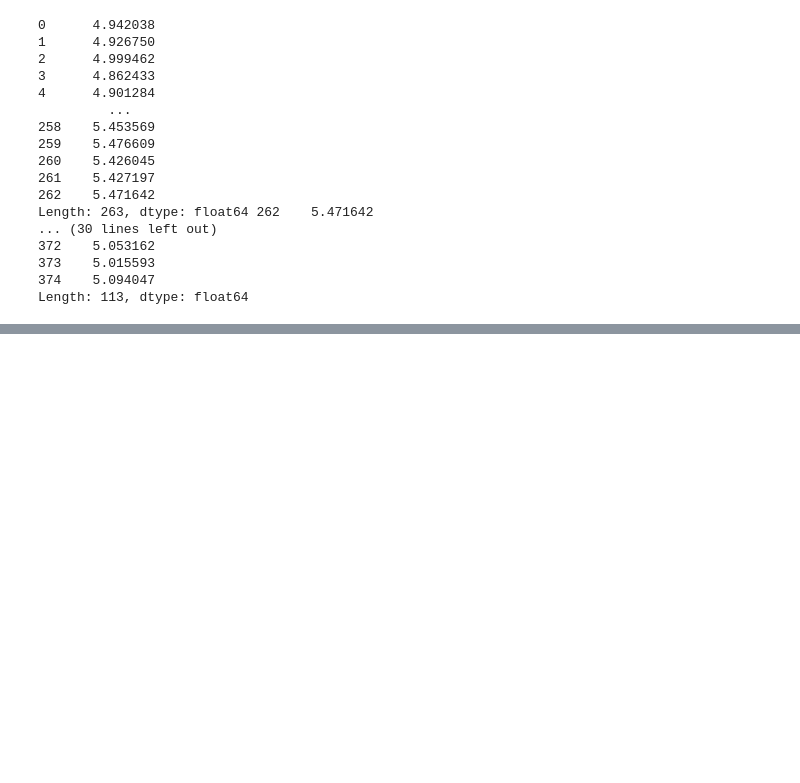
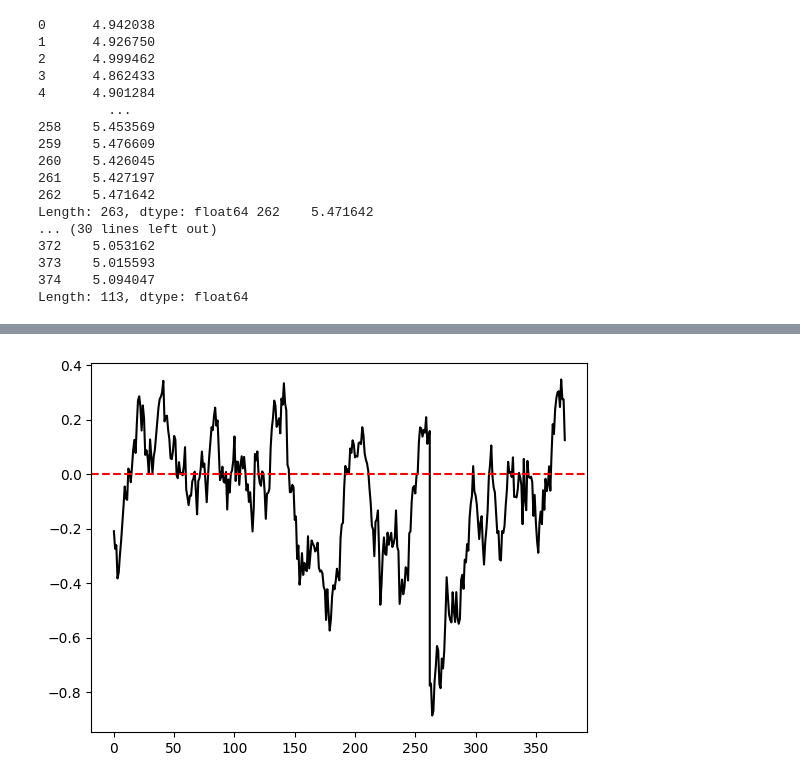
Before and after one commit to JoaoJungblut/pairs_trading, a Jupyter notebook: test.ipynb, the cells around one changed output, grey strips where cells are left out. Drawn from its saved outputs; the diff is of its cells as text; code cells hidden in the pictures; blank space fills up the shorter version.

```diff
--- a/test.ipynb
+++ b/test.ipynb
@@ -99,0 +133,9 @@ dtype: float64
+# %%
+spread_train_test = pd.concat([spread_train, spread_test], axis=0)
+
+fig, ax = plt.subplots()
+ax.plot(spread_train_test, color="black")
+ax.axhline(0, color="red", linestyle="dashed")
+plt.show()
+# %% [output]
+[figure, added]
```
Also changed, not shown: parts of 4 cells of this notebook.
